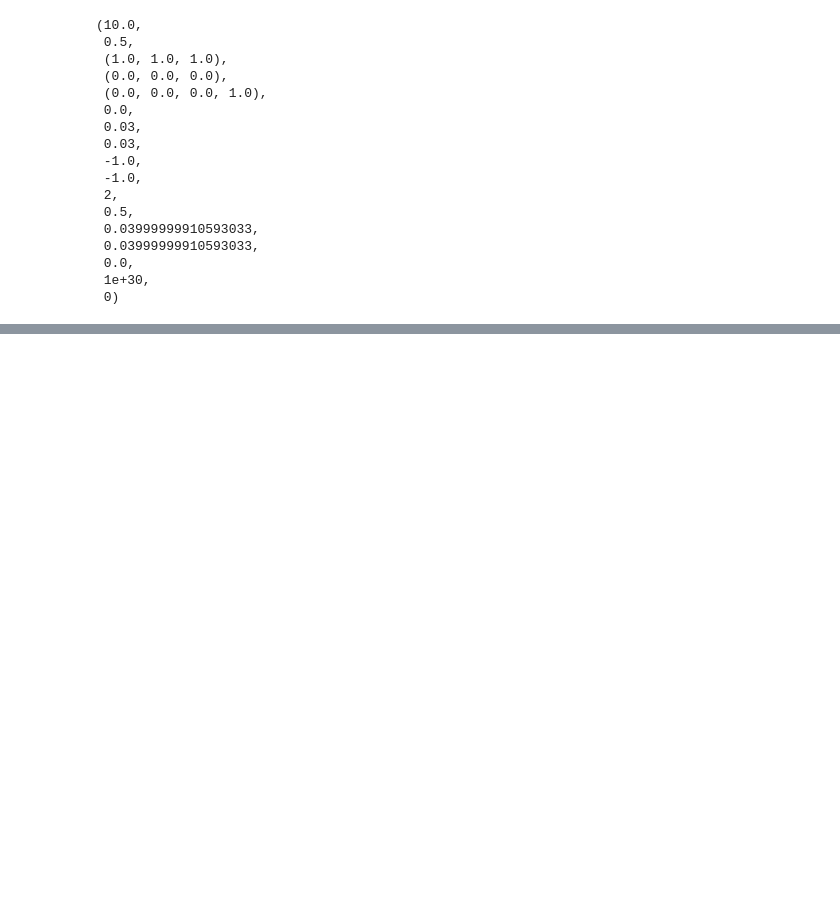
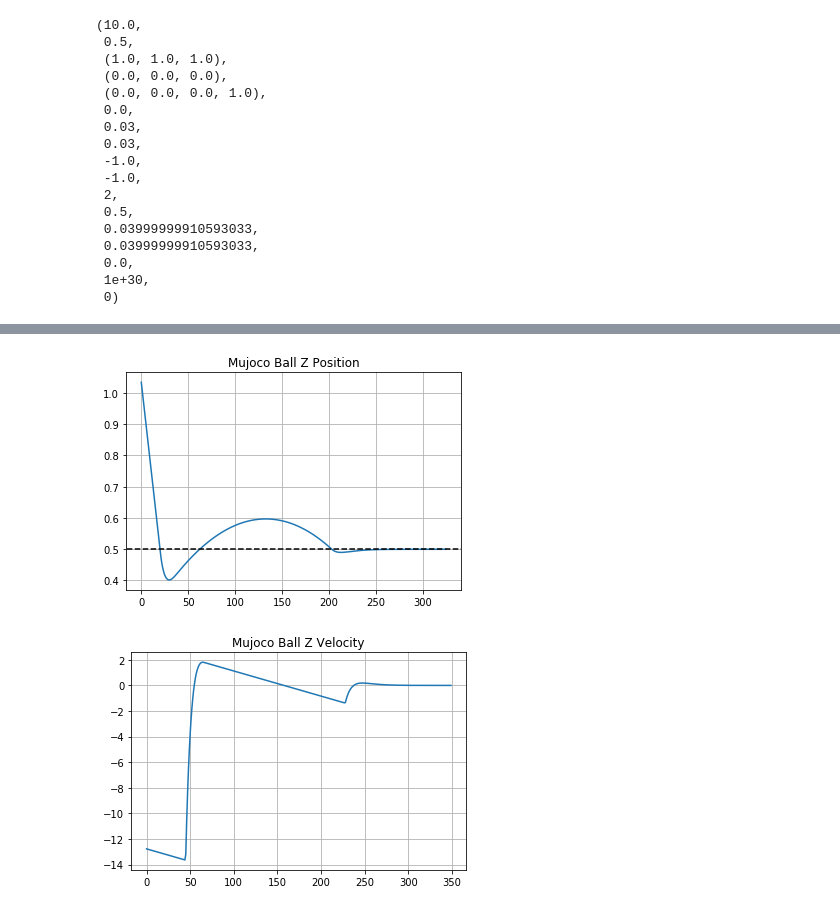
Before and after one commit to sgillen/lorenz, a Jupyter notebook: bullet_inv/ball.ipynb, the cells around one changed output, grey strips where cells are left out. Saved outputs shown, nothing was run; the diff lists cells and outputs as text; code cells hidden in the pictures; blank space fills up the shorter version.

```diff
--- a/bullet_inv/ball.ipynb
+++ b/bullet_inv/ball.ipynb
@@ -57,0 +114,8 @@ p.disconnect()
+# %%
+import mujoco_py as mj
+import numpy as np
+import matplotlib.pyplot as plt
+model = mj.load_model_from_path("/home/sgillen/work/lorenz/bullet_inv/ball.xml")
+sim = mj.MjSim(model)
+#viewer = mj.MjViewer(sim)
+#viewer.render()
@@ -57,0 +129,24 @@ p.disconnect()
+# %%
+ep_len = 2000
+
+qpos = np.zeros((ep_len,3))
+qvel = np.zeros((ep_len,3))
+
+for i in range(ep_len):
+    sim.step()
+    #viewer.render()
+    qpos[i,:] = np.copy(sim.data.qpos)
+    qvel[i,:] = np.copy(sim.data.qvel)
+# %%
+plt.plot(qpos[675:1000,1]+10.0)
+plt.title("Mujoco Ball Z Position")
+plt.axhline(.5, -1, 11,color='k',  linestyle='dashed')
+plt.grid()
+
+plt.figure()
+plt.plot(qvel[650:1000,1])
+plt.title("Mujoco Ball Z Velocity")
+plt.grid()
+# %% [output]
+[figure, added]
+[figure, added]
```
Also changed, not shown: parts of 17 cells of this notebook, 9 other files.
